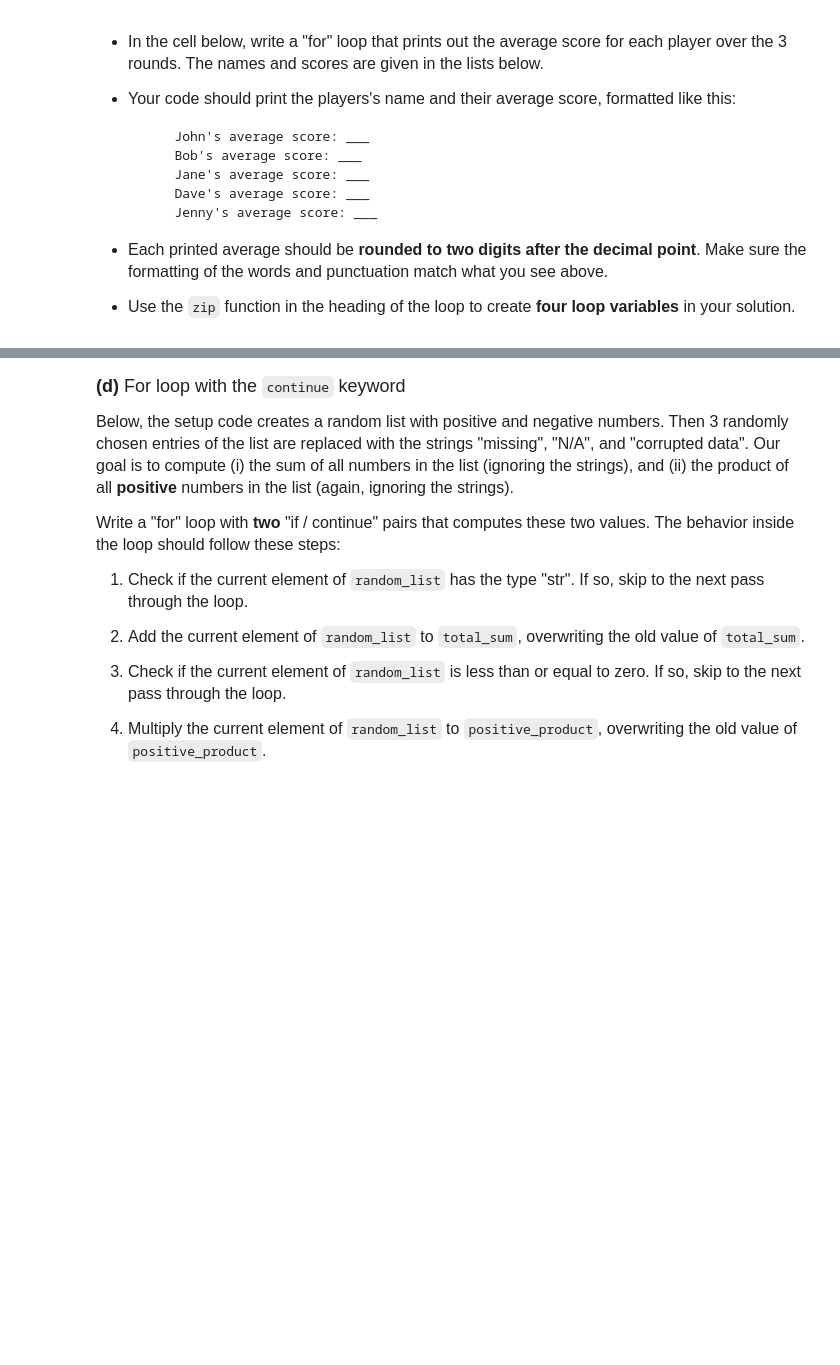
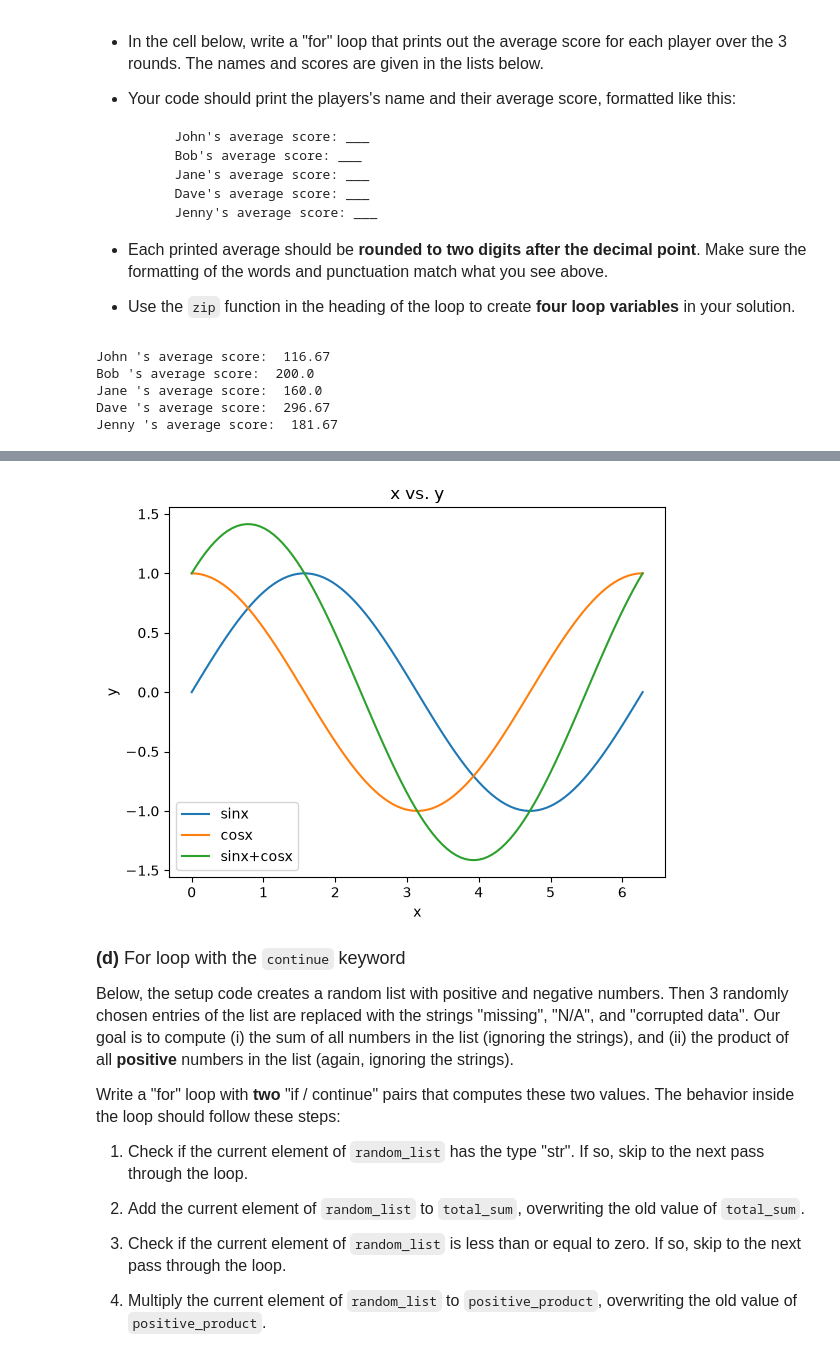
Before and after one commit to alexrabkin1599-crypto/datasci151fall2026, a Jupyter notebook: _assignments/assignment_5/Assignment5.ipynb, the cells around one changed output, grey strips where cells are left out. Drawn from its saved outputs; the diff is of its cells as text; code cells hidden in the pictures; blank space fills up the shorter version.

```diff
--- a/_assignments/assignment_5/Assignment5.ipynb
+++ b/_assignments/assignment_5/Assignment5.ipynb
@@ -128,6 +145,7 @@ for var1, var2, var3, var4 in zip(range_1, range_2, range_3, range_4):
 # Example: Bob scored 200 in round 1, 210 in round 2, and 190 in round 3
 # For example: Dave scored 300 in round 1, 280 in round 2, and 310 in round 3
         # Dave's average score: 296.67
+import numpy as np
 
 player_names = ["John", "Bob", "Jane", "Dave", "Jenny"]
 round1 = [120, 200, 150, 300, 180]
@@ -136,6 +154,14 @@ round3 = [130, 190, 170, 310, 175]
 
 
 # Your code here
+for name, r1, r2, r3 in zip(player_names, round1, round2, round3):
+    print(name, "'s average score: ", round(np.average([r1, r2, r3]), 2))
+# %% [output]
+John 's average score:  116.67
+Bob 's average score:  200.0
+Jane 's average score:  160.0
+Dave 's average score:  296.67
+Jenny 's average score:  181.67
 # %% [markdown]
 <font size = "4">
 
@@ -162,6 +188,24 @@ round3 = [130, 190, 170, 310, 175]
 <img src="figures/trig_functions.png" alt="drawing" width="350"/>
 # %%
 # Your code here
+import numpy as np
+import matplotlib.pyplot as plt
+vec_x = np.linspace(0, 2*np.pi, 100)
+vec_y1 = np.sin(vec_x)
+vec_y2 = np.cos(vec_x)
+vec_y3 = np.sin(vec_x) + np.cos(vec_x)
+list_vectors = [vec_y1, vec_y2, vec_y3]
+labels = ["sinx", "cosx", "sinx+cosx"]
+
+for vec, name in zip(list_vectors, labels):
+    plt.plot(vec_x, vec, label = name)
+plt.xlabel("x")
+plt.ylabel("y")
+plt.title("x vs. y")
+plt.legend()
+plt.show()
+# %% [output]
+[figure, added]
 # %% [markdown]
 <font size = "4">
 
```
Also changed, not shown: parts of 5 cells of this notebook.
